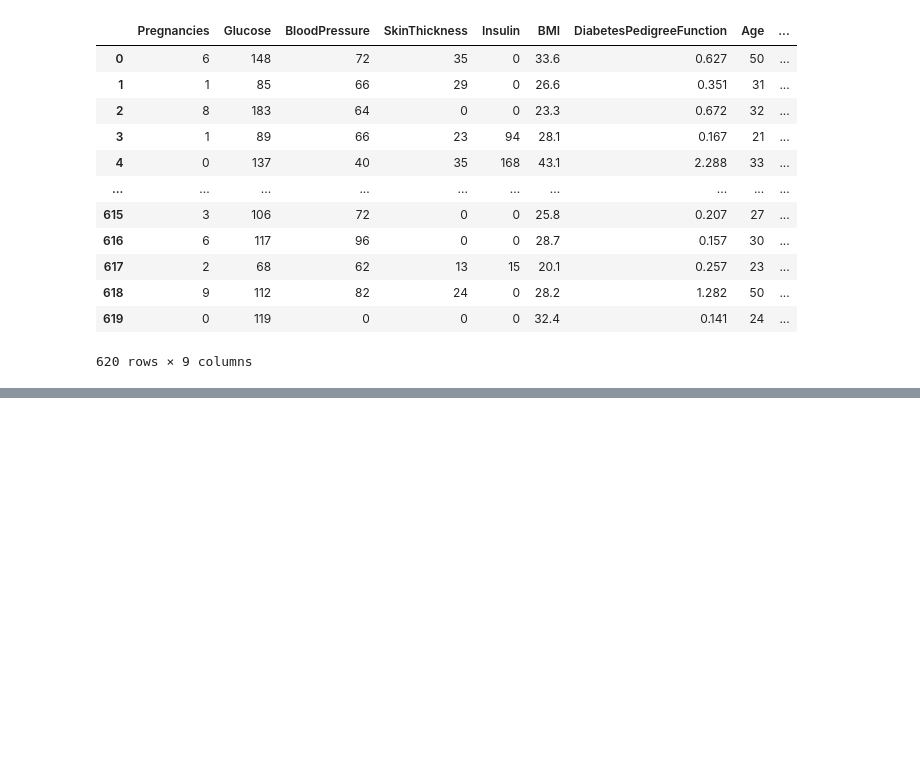
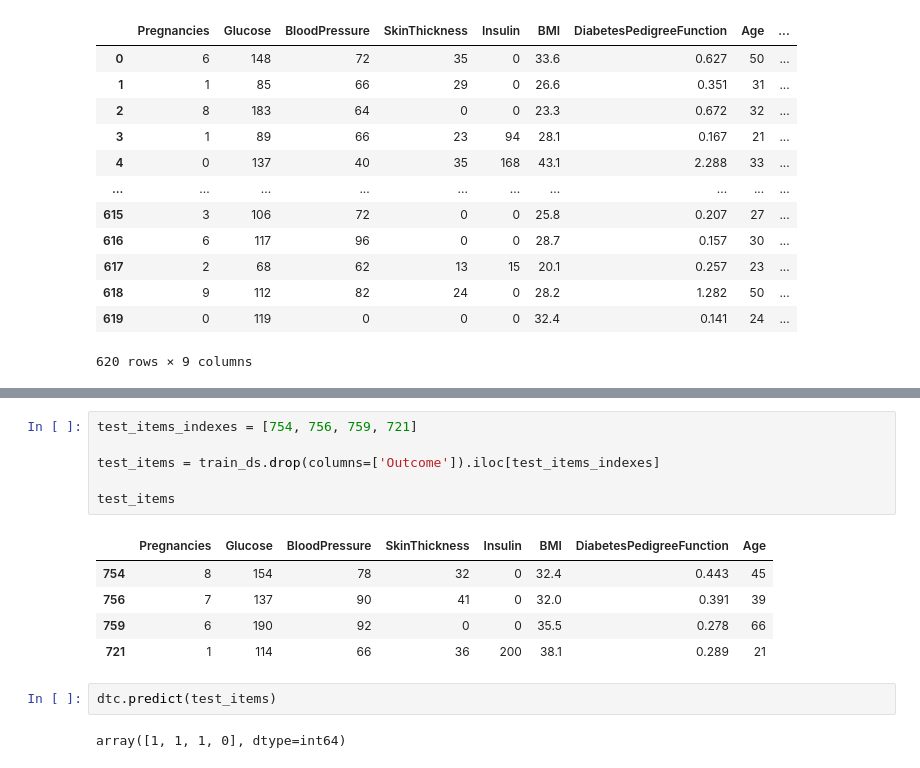
Before and after one commit to arinashiko/ML-and-NLP-basics-course, a Jupyter notebook: notebooks/W3T1.ipynb, the cells around one changed output, grey strips where cells are left out. Saved outputs shown, nothing was run; the diff lists cells and outputs as text; blank space fills up the shorter version.

```diff
--- a/notebooks/W3T1.ipynb
+++ b/notebooks/W3T1.ipynb
@@ -39,0 +103,16 @@ xtrain, xtest, ytrain, ytest = train_test_split(ds.drop(columns=['Outcome']), ds
+# %%
+test_items_indexes = [754, 756, 759, 721]
+
+test_items = train_ds.drop(columns=['Outcome']).iloc[test_items_indexes]
+
+test_items
+# %% [output]
+|  | Pregnancies | Glucose | BloodPressure | SkinThickness | Insulin | BMI | DiabetesPedigreeFunction | Age |
+| 754 | 8 | 154 | 78 | 32 | 0 | 32.4 | 0.443 | 45 |
+| 756 | 7 | 137 | 90 | 41 | 0 | 32.0 | 0.391 | 39 |
+| 759 | 6 | 190 | 92 | 0 | 0 | 35.5 | 0.278 | 66 |
+| 721 | 1 | 114 | 66 | 36 | 200 | 38.1 | 0.289 | 21 |
+# %%
+dtc.predict(test_items)
+# %% [output]
+array([1, 1, 1, 0], dtype=int64)
```
Also changed, not shown: parts of 8 cells of this notebook, 2 other files.
